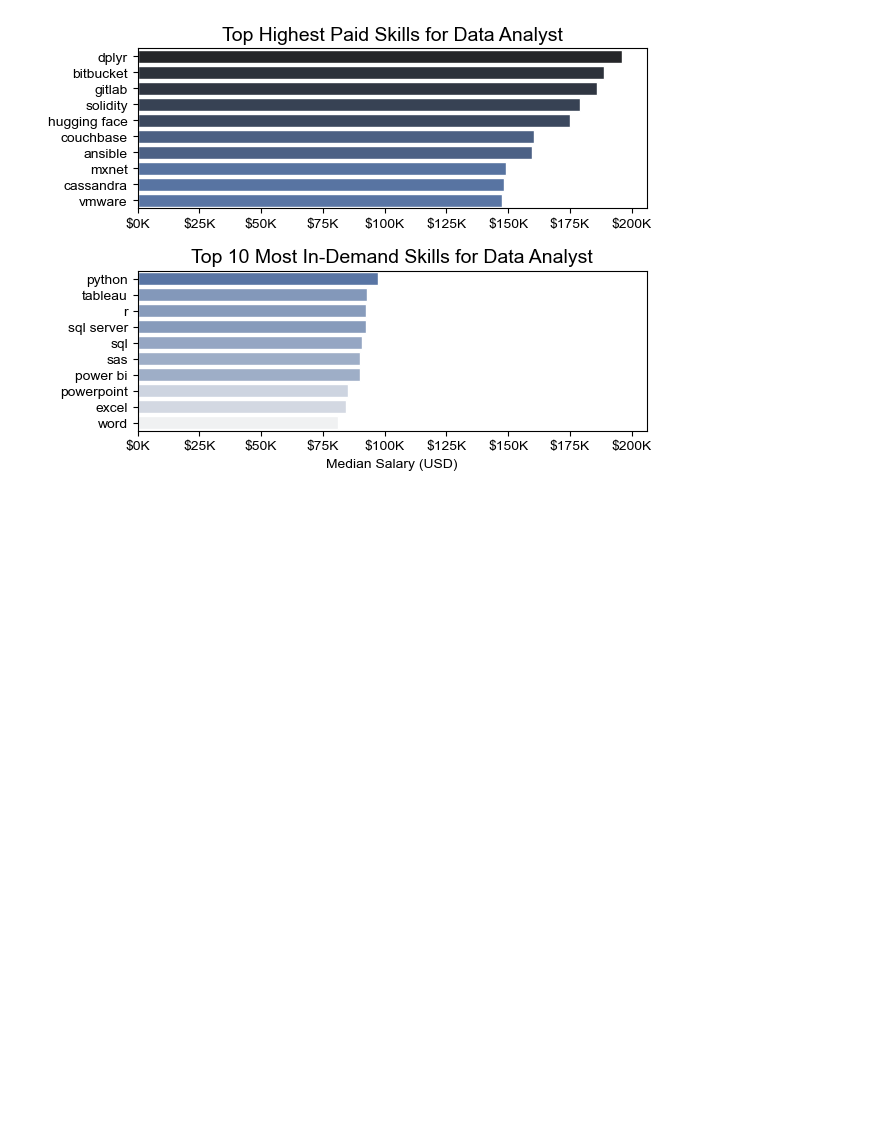
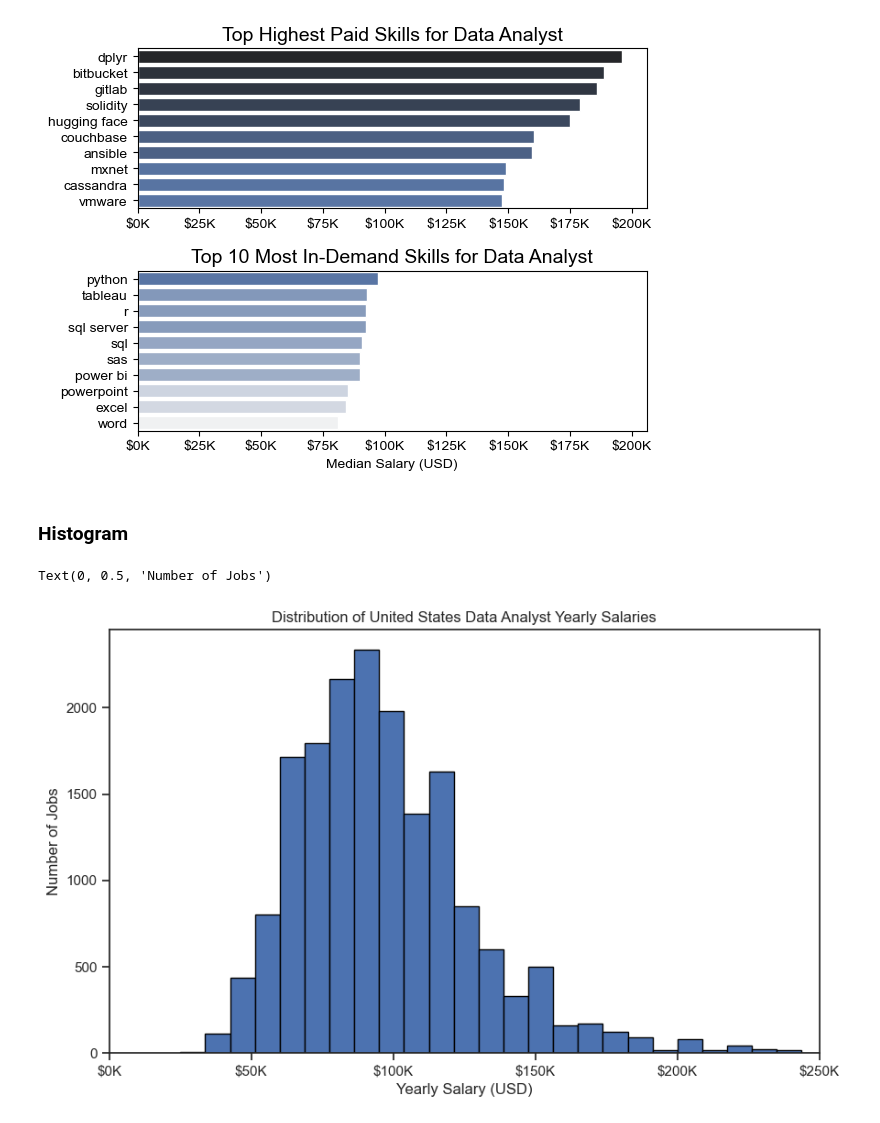
Before and after one commit to ClifordSly/Python_Project, a Jupyter notebook: 2_Advanced/20_Seaborn.ipynb, the cells around one changed output. Saved outputs shown, nothing was run; the diff lists cells and outputs as text; code cells hidden in the pictures; blank space fills up the shorter version.

```diff
--- a/2_Advanced/20_Seaborn.ipynb
+++ b/2_Advanced/20_Seaborn.ipynb
@@ -125,3 +125,23 @@ ax[1].xaxis.set_major_formatter(plt.FuncFormatter(lambda x, pos: f'${int(x/1000)
 fig.tight_layout()
 # %% [output]
 [figure]
+# %% [markdown]
+### Histogram
+# %%
+#Lets plot
+
+df_DA_US['salary_year_avg'].plot(kind='hist', bins=40, edgecolor='black')
+
+#Filter the X axis range from 0 to 250000
+plt.xlim(0,250000)
+# add $ sign to x axis and divide it by 1000
+ax=plt.gca()
+ax.xaxis.set_major_formatter(plt.FuncFormatter(lambda x,
+pos: f'${int(x/1000)}K'))
+
+plt.title('Distribution of United States Data Analyst Yearly Salaries')
+plt.xlabel('Yearly Salary (USD)')
+plt.ylabel('Number of Jobs')
+# %% [output]
+Text(0, 0.5, 'Number of Jobs')
+[figure, added]
```
Also changed, not shown: parts of 8 cells of this notebook, 2 other files.
